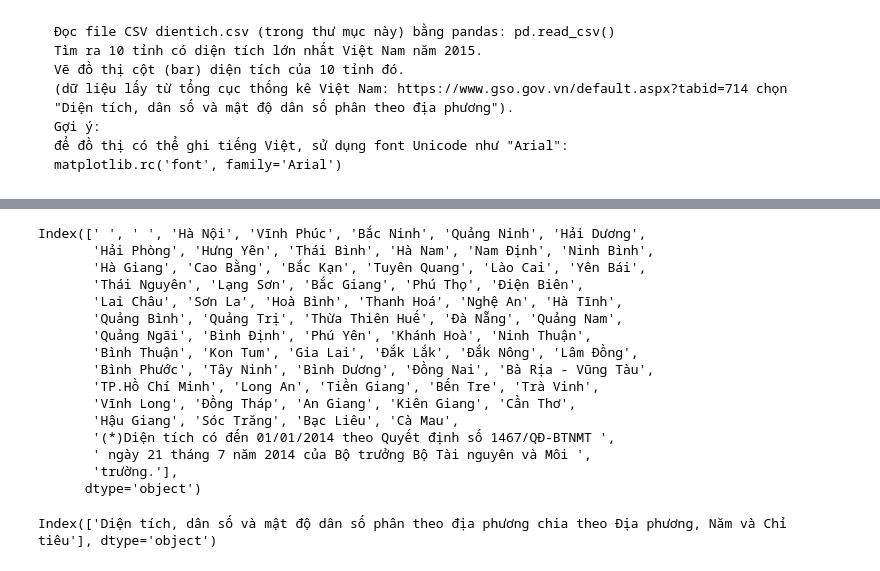
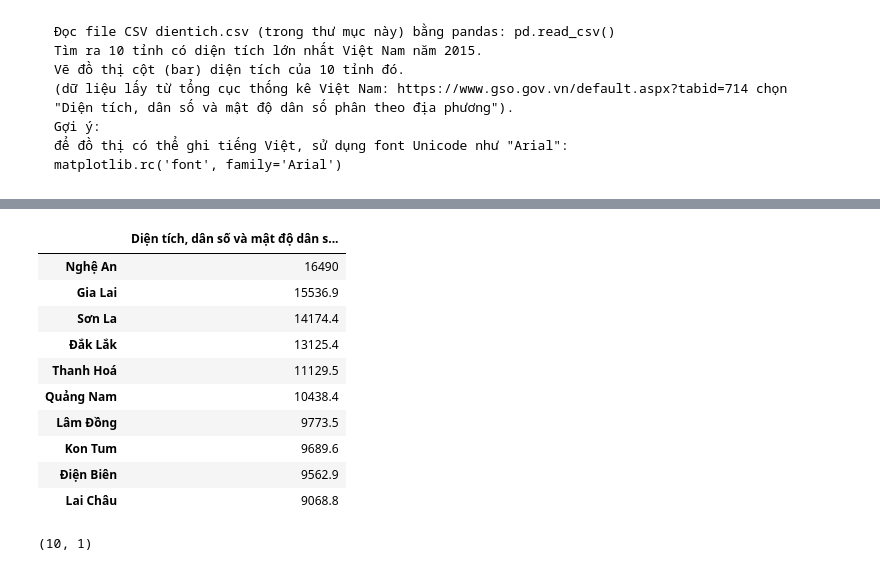
Before and after one commit to huyhoang17/Learning, a Jupyter notebook: numpy/Practice.ipynb, the cells around one changed output, grey strips where cells are left out. Cells and saved outputs as stored; diff of their text form; code cells hidden in the pictures.

```diff
--- a/numpy/Practice.ipynb
+++ b/numpy/Practice.ipynb
@@ -226,23 +254,19 @@ name_col
+# %%
+df = df.sort_values(df.columns[0], ascending=False)[:10]
+df
+# %% [output]
+|  | Diện tích, dân số và mật độ dân s... |
+| Nghệ An | 16490 |
+| Gia Lai | 15536.9 |
+| Sơn La | 14174.4 |
+| Đắk Lắk | 13125.4 |
+| Thanh Hoá | 11129.5 |
+| Quảng Nam | 10438.4 |
+| Lâm Đồng | 9773.5 |
+| Kon Tum | 9689.6 |
+| Điện Biên | 9562.9 |
+| Lai Châu | 9068.8 |
 # %%
-df.index
+df.shape
 # %% [output]
-Index([' ', ' ', 'Hà Nội', 'Vĩnh Phúc', 'Bắc Ninh', 'Quảng Ninh', 'Hải Dương',
-       'Hải Phòng', 'Hưng Yên', 'Thái Bình', 'Hà Nam', 'Nam Định', 'Ninh Bình',
-       'Hà Giang', 'Cao Bằng', 'Bắc Kạn', 'Tuyên Quang', 'Lào Cai', 'Yên Bái',
-       'Thái Nguyên', 'Lạng Sơn', 'Bắc Giang', 'Phú Thọ', 'Điện Biên',
-       'Lai Châu', 'Sơn La', 'Hoà Bình', 'Thanh Hoá', 'Nghệ An', 'Hà Tĩnh',
-       'Quảng Bình', 'Quảng Trị', 'Thừa Thiên Huế', 'Đà Nẵng', 'Quảng Nam',
-       'Quảng Ngãi', 'Bình Định', 'Phú Yên', 'Khánh Hoà', 'Ninh Thuận',
-       'Bình Thuận', 'Kon Tum', 'Gia Lai', 'Đắk Lắk', 'Đắk Nông', 'Lâm Đồng',
-       'Bình Phước', 'Tây Ninh', 'Bình Dương', 'Đồng Nai', 'Bà Rịa - Vũng Tàu',
-       'TP.Hồ Chí Minh', 'Long An', 'Tiền Giang', 'Bến Tre', 'Trà Vinh',
-       'Vĩnh Long', 'Đồng Tháp', 'An Giang', 'Kiên Giang', 'Cần Thơ',
-       'Hậu Giang', 'Sóc Trăng', 'Bạc Liêu', 'Cà Mau',
-       '(*)Diện tích có đến 01/01/2014 theo Quyết định số 1467/QĐ-BTNMT ',
-       ' ngày 21 tháng 7 năm 2014 của Bộ trưởng Bộ Tài nguyên và Môi ',
-       'trường.'],
-      dtype='object')
+(10, 1)
-# %%
-df.columns
-# %% [output]
-Index(['Diện tích, dân số và mật độ dân số phân theo địa phương chia theo Địa phương, Năm và Chỉ tiêu'], dtype='object')
```
Also changed, not shown: parts of 18 cells of this notebook.
